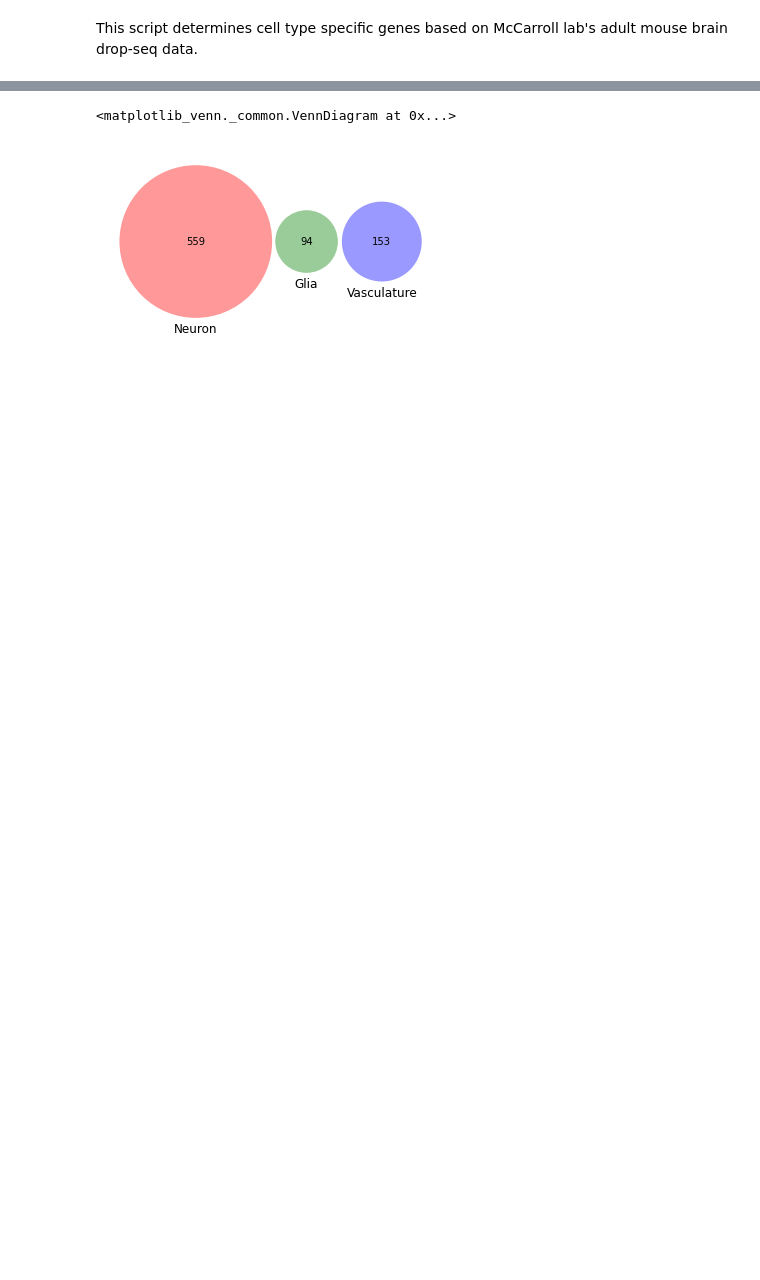
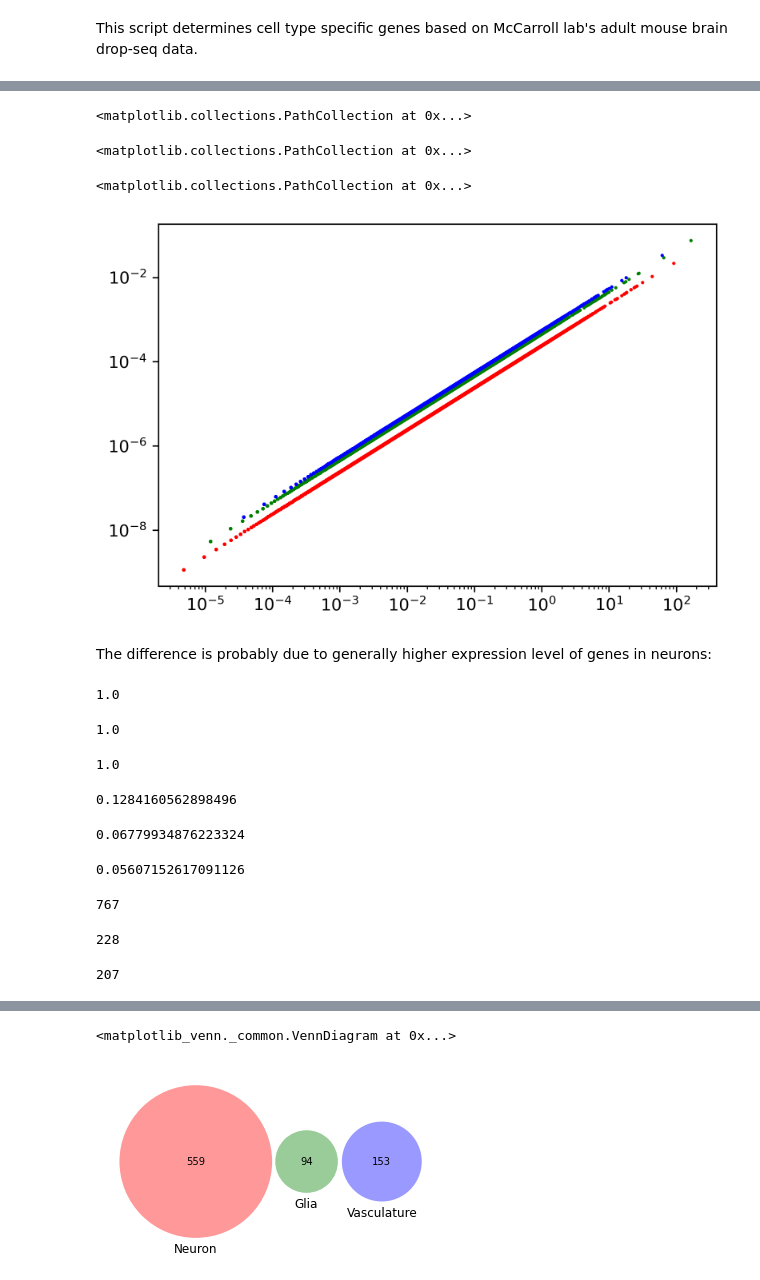
Before and after one commit to VeritatemAmo/neuron-glia-dNdS, a Jupyter notebook: jupyter_notebooks/mouse_adult_brain.Saunders_2018_Cell_Type.ipynb, the cells around one changed output, grey strips where cells are left out. Saved outputs shown, nothing was run; the diff lists cells and outputs as text; code cells hidden in the pictures; blank space fills up the shorter version.

```diff
--- a/jupyter_notebooks/mouse_adult_brain.Saunders_2018_Cell_Type.ipynb
+++ b/jupyter_notebooks/mouse_adult_brain.Saunders_2018_Cell_Type.ipynb
@@ -51 +32,3 @@ annotation_df['master_class']=annotation_df['class'].map(class_dict)
+# %%
+annotation_df.sort_index(axis=0,inplace=True)
 # %%
@@ -300,0 +101,5 @@ metacell_df[metacell_df["Vasculature-specific"]==1].shape
+# %%
+# metacell_df.sort_index(axis=1).equals(metacell_df) # False
+# metacell_df.sort_index(axis=0).equals(metacell_df) # False
+metacell_df.sort_index(axis=0,inplace=True)
+metacell_df.sort_index(axis=1,inplace=True)
@@ -300,0 +142,12 @@ metacell_df[metacell_df["Vasculature-specific"]==1].shape
+# %%
+print('Neuron:')
+N_tot_exp = metacell_df[Neuron_cluster_list].to_numpy().sum()
+print(N_tot_exp)
+
+print('Glia:')
+G_tot_exp = metacell_df[Glia_cluster_list].to_numpy().sum()
+print(G_tot_exp)
+
+print('Vasculature:')
+V_tot_exp = metacell_df[Vasculature_cluster_list].to_numpy().sum()
+print(V_tot_exp)
@@ -300,0 +187,48 @@ metacell_df[metacell_df["Vasculature-specific"]==1].shape
+# %%
+fig=plt.figure()
+ax=fig.add_subplot(111)
+ax.set_xscale('log')
+ax.set_yscale('log')
+ax.scatter(master_class_df['UMI_per_Neuron'],master_class_df['UMI_per_Total_Neuronal_Expression'],c='red',s=1)
+ax.scatter(master_class_df['UMI_per_Glial_Cell'],master_class_df['UMI_per_Total_Glial_Expression'],c='green',s=1)
+ax.scatter(master_class_df['UMI_per_Vasculature_Cell'],master_class_df['UMI_per_Total_Vasculature_Expression'],c='blue',s=1)
+
+
+# ax1 = fig.add_subplot(311)
+# ax2 = fig.add_subplot(312)
+# ax3 = fig.add_subplot(313)
+# sns.scatterplot(data=master_class_df,x='UMI_per_Neuron',y='UMI_per_Total_Neuronal_Expression',ax=ax1,palette=['red'])
+# sns.scatterplot(data=master_class_df,x='UMI_per_Glial_Cell',y='UMI_per_Total_Glial_Expression',ax=ax2,palette=['green'])
+# sns.scatterplot(data=master_class_df,x='UMI_per_Vasculature_Cell',y='UMI_per_Total_Vasculature_Expression',ax=ax3,palette=['blue'])
+# %% [output]
+<matplotlib.collections.PathCollection at 0x...>
+<matplotlib.collections.PathCollection at 0x...>
+<matplotlib.collections.PathCollection at 0x...>
+[figure, added]
+# %% [markdown]
+The difference is probably due to generally higher expression level of genes in neurons:
+# %%
+master_class_df['UMI_per_Total_Neuronal_Expression'].sum()
+master_class_df['UMI_per_Total_Glial_Expression'].sum()
+master_class_df['UMI_per_Total_Vasculature_Expression'].sum()
+# %% [output]
+1.0
+1.0
+1.0
+# %%
+master_class_df['UMI_per_Neuron'].mean()
+master_class_df['UMI_per_Glial_Cell'].mean()
+master_class_df['UMI_per_Vasculature_Cell'].mean()
+# %% [output]
+0.1284160562898496
+0.06779934876223324
+0.05607152617091126
+# %%
+# Number of genes with per cell UMI greater than 1:
+sum(i>1 for i in master_class_df['UMI_per_Neuron'].to_list())
+sum(i>1 for i in master_class_df['UMI_per_Glial_Cell'].to_list())
+sum(i>1 for i in master_class_df['UMI_per_Vasculature_Cell'].to_list())
+# %% [output]
+767
+228
+207
```
Also changed, not shown: parts of 88 cells of this notebook, 1 other file.
